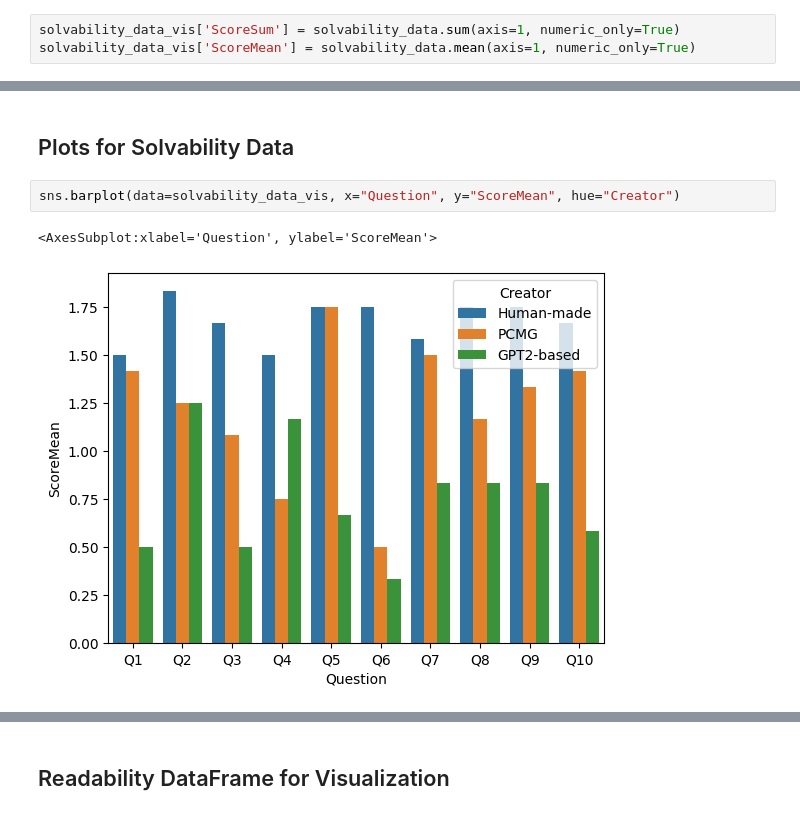
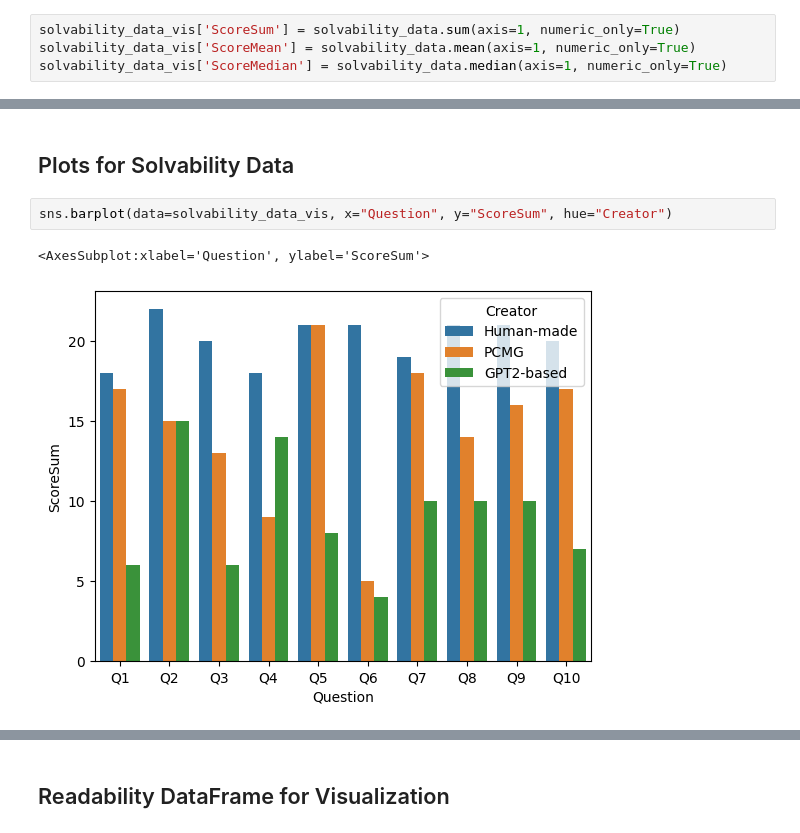
Before and after one commit to rsk25/PCMG, a Jupyter notebook: hypothesis_testing.ipynb, the cells around one changed output, grey strips where cells are left out. Drawn from its saved outputs; the diff is of its cells as text.

Commit message:
Change data to sum of the scores

```diff
--- a/hypothesis_testing.ipynb
+++ b/hypothesis_testing.ipynb
@@ -61,3 +61,4 @@ solvability_data_vis = solvability_data.copy()
 # %%
 solvability_data_vis['ScoreSum'] = solvability_data.sum(axis=1, numeric_only=True)
 solvability_data_vis['ScoreMean'] = solvability_data.mean(axis=1, numeric_only=True)
+solvability_data_vis['ScoreMedian'] = solvability_data.median(axis=1, numeric_only=True)
@@ -64,8 +85,8 @@ solvability_data_vis['ScoreMean'] = solvability_data.mean(axis=1, numeric_only=T
 # %% [markdown]
 ## Plots for Solvability Data
 # %%
-sns.barplot(data=solvability_data_vis, x="Question", y="ScoreMean", hue="Creator")
+sns.barplot(data=solvability_data_vis, x="Question", y="ScoreSum", hue="Creator")
 # %% [output]
-<AxesSubplot:xlabel='Question', ylabel='ScoreMean'>
+<AxesSubplot:xlabel='Question', ylabel='ScoreSum'>
-[figure, old version]
+[figure, new version]
 # %%
```
Also changed, not shown: parts of 73 cells of this notebook.
